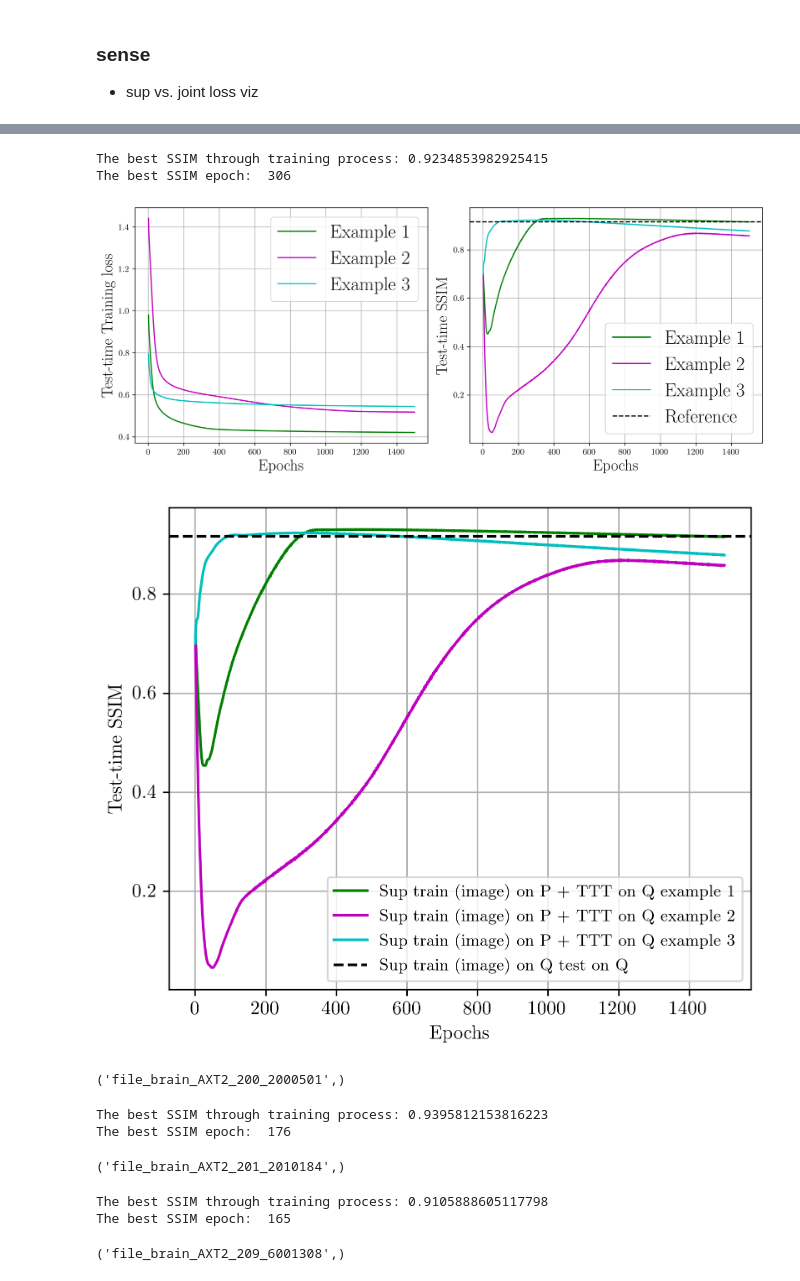
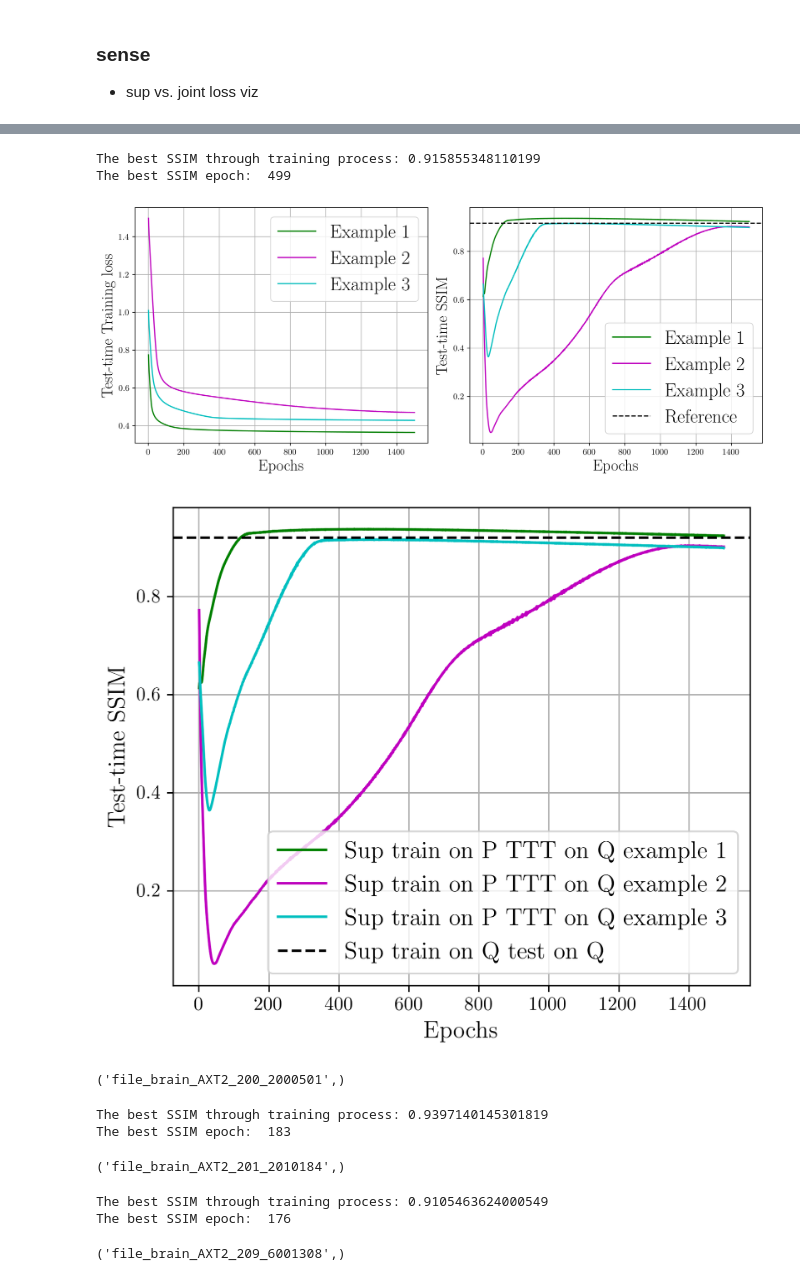
Before and after one commit to ChengYan97/metaMRI, a Jupyter notebook: run_fastMRI/TTT_eval_examples_sense_sup-joint.ipynb, the cells around one changed output, grey strips where cells are left out. Drawn from its saved outputs; the diff is of its cells as text; code cells hidden in the pictures.

```diff
--- a/run_fastMRI/TTT_eval_examples_sense_sup-joint.ipynb
+++ b/run_fastMRI/TTT_eval_examples_sense_sup-joint.ipynb
@@ -107,9 +107,9 @@ def TTT(model, origk, sens_maps, coil = 'sense', background_flip=True, eval_with
 
     # gt image by normalized kspace: x
     if coil == 'sense':
-        target_image_1c = complex_abs(complex_mul(ifft2c(origk * scale_factor), sens_maps_conj).sum(dim=0, keepdim=False)).unsqueeze(0)
+        target_image_1c = complex_abs(complex_mul(ifft2c(origk), sens_maps_conj).sum(dim=0, keepdim=False)).unsqueeze(0)
     elif coil == 'rss':
-        target_image_1c = complex_abs(rss_torch(ifft2c(origk * scale_factor))).unsqueeze(0)
+        target_image_1c = complex_abs(rss_torch(ifft2c(origk))).unsqueeze(0)
 
     # sensmap combine
     # target_image = complex_mul(target_image, sens_maps_conj).sum(dim=0, keepdim=False)
@@ -227,8 +227,8 @@ fname
 # %%
 self_loss_history3, loss_ssim_history3, best_loss_ssim_epoch3 = TTT(model1, origk, sens_maps)
 # %% [output]
-The best SSIM through training process: 0.9234853982925415
-The best SSIM epoch:  306
+The best SSIM through training process: 0.915855348110199
+The best SSIM epoch:  499
 # %%
 TTT_epoch = 1500
 upper_bound = 0.9162
@@ -252,6 +252,7 @@ axs[1].plot(range(1, TTT_epoch+1), loss_ssim_history1, color=colors[3], label='E
 axs[1].plot(range(1, TTT_epoch+1), loss_ssim_history2, color=colors[4], label='Example 2')
 axs[1].plot(range(1, TTT_epoch+1), loss_ssim_history3, color=colors[5], label='Example 3')
 axs[1].axhline(y = upper_bound, color=colors[2], linestyle='--', label='Reference')   # upper bound]
+# axs[1].set_ylim(0.75, 0.95)
 axs[1].tick_params(axis='both', which='major', labelsize=FONTSIZE/2)
 axs[1].tick_params(axis='both', which='minor', labelsize=(FONTSIZE-2)/2)
 axs[1].set_xlabel('Epochs', fontsize=20)
@@ -265,37 +266,37 @@ plt.tight_layout()
 # Save or display the figure
 plt.show()  # Display the figure
 # %% [output]
-[figure, old version]
+[figure, new version]
 # %%
 TTT_epoch = 1500
-upper_bound = 0.9162
+upper_bound = 0.9197
 
 
 plt.figure(figsize=(6,5),dpi=300)
 plt.grid(True, zorder=1)    # grid on bottom
 # alpha: transparency
-plt.plot(range(1, TTT_epoch+1), loss_ssim_history1, color=colors[3], label='Sup train (image) on P + TTT on Q example 1')
-plt.plot(range(1, TTT_epoch+1), loss_ssim_history2, color=colors[4], label='Sup train (image) on P + TTT on Q example 2')
-plt.plot(range(1, TTT_epoch+1), loss_ssim_history3, color=colors[5], label='Sup train (image) on P + TTT on Q example 3')
+plt.plot(range(1, TTT_epoch+1), loss_ssim_history1, color=colors[3], label='Sup train on P TTT on Q example 1')
+plt.plot(range(1, TTT_epoch+1), loss_ssim_history2, color=colors[4], label='Sup train on P TTT on Q example 2')
+plt.plot(range(1, TTT_epoch+1), loss_ssim_history3, color=colors[5], label='Sup train on P TTT on Q example 3')
 # plt.plot(range(1, TTT_epoch+1), loss_ssim_history4, color=colors[6], label='Sup train (image) on P + TTT on Q example 4')
 # plt.plot(range(1, TTT_epoch+1), loss_ssim_history5, color=colors[7], label='Sup train (image) on P + TTT on Q example 5')
 
-plt.axhline(y = upper_bound, color=colors[2], linestyle='--', label='Sup train (image) on Q test on Q ')   # upper bound
+plt.axhline(y = upper_bound, color=colors[2], linestyle='--', label='Sup train on Q test on Q ')   # upper bound
 
 # plt.scatter(best_loss_ssim_epoch1, loss_ssim_history1[best_loss_ssim_epoch1], color=colors[3], s=FONTSIZE, zorder=2)
 # plt.scatter(best_loss_ssim_epoch2, loss_ssim_history2[best_loss_ssim_epoch2], color=colors[4], s=FONTSIZE, zorder=2)
 # plt.scatter(best_loss_ssim_epoch3, loss_ssim_history3[best_loss_ssim_epoch3], color=colors[5], s=FONTSIZE, zorder=2)
 
 plt.tick_params(axis='both', which='major', labelsize=FONTSIZE/2)
 plt.tick_params(axis='both', which='minor', labelsize=(FONTSIZE-2)/2)
-plt.xlabel('Epochs',fontsize=FONTSIZE/2)
-plt.ylabel('Test-time SSIM',fontsize=FONTSIZE/2)
+plt.xlabel('Epochs',fontsize=14)
+plt.ylabel('Test-time SSIM',fontsize=14)
 #plt.title('Out-of-distribution Q3 Adaptation', fontsize = FONTSIZE/2)
-plt.legend(fontsize = (FONTSIZE-3)/2)
+plt.legend(fontsize = 14)
 
 plt.show()
 # %% [output]
-[figure, old version]
+[figure, new version]
 # %%
 checkpoint_path2 = '/cheng/metaMRI/metaMRI/save/E_tttpaper_sensmap_joint(l1_1e-5)P_T300_300epoch/E_tttpaper_sensmap_joint(l1_1e-5)P_T300_300epoch_E300.pth'
 model2 = Unet(in_chans=2, out_chans=2, chans=64, num_pool_layers=4, drop_prob=0.0)
@@ -312,8 +313,8 @@ fname
 # %%
 self_loss_history1, loss_ssim_history1, best_loss_ssim_epoch1 = TTT(model2, origk, sens_maps)
 # %% [output]
-The best SSIM through training process: 0.9395812153816223
-The best SSIM epoch:  176
+The best SSIM through training process: 0.9397140145301819
+The best SSIM epoch:  183
 # %%
 batch = next(iterator)
 origk, sens_maps, sens_maps_conj, _, fname, slice_num = batch
@@ -323,8 +324,8 @@ fname
 # %%
 self_loss_history2, loss_ssim_history2, best_loss_ssim_epoch2 = TTT(model2, origk, sens_maps)
 # %% [output]
-The best SSIM through training process: 0.9105888605117798
-The best SSIM epoch:  165
+The best SSIM through training process: 0.9105463624000549
+The best SSIM epoch:  176
 # %%
 batch = next(iterator)
 origk, sens_maps, sens_maps_conj, _, fname, slice_num = batch
```
Also changed, not shown: parts of 8 cells of this notebook, 9 other files.
